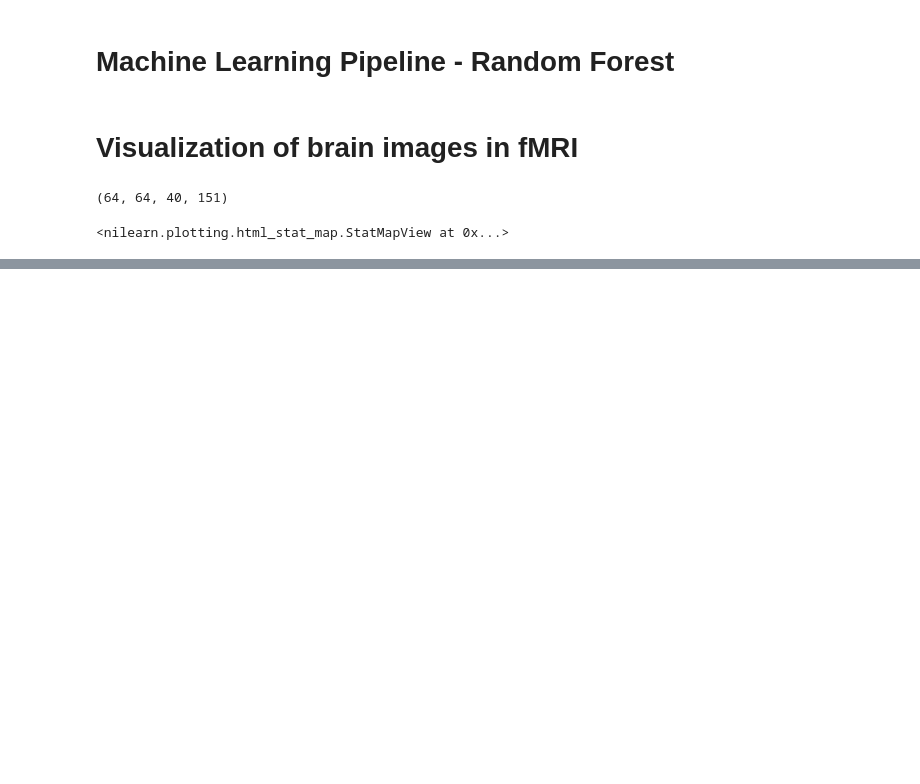
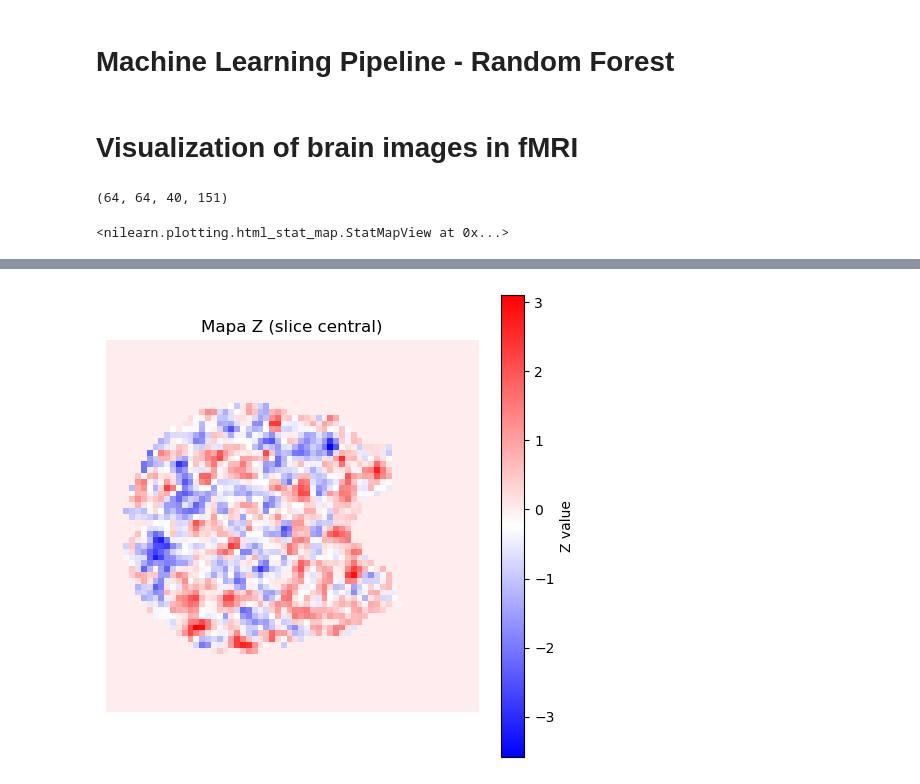
Before and after one commit to antoniaolgui/simon-ml-project, a Jupyter notebook: 1_simon_ml.ipynb, the cells around one changed output, grey strips where cells are left out. Drawn from its saved outputs; the diff is of its cells as text; code cells hidden in the pictures; blank space fills up the shorter version.

Commit message:
GLM primer nivel
agregue un poco sobre el GLM de primer nivel con un loop para los 21 sujetos

```diff
--- a/1_simon_ml.ipynb
+++ b/1_simon_ml.ipynb
@@ -415,0 +556,24 @@ plotting.view_img(mean_img, threshold=None)
+# %%
+#SLICE CENTRAL DE 1 SUJETO PARA VISUALIZAR
+#mapa Z es la diferencia entre ambas condiciónes congruente e incongruente, pero se puede hacer uno para cada condicion por sujeto
+
+import numpy as np
+import matplotlib.pyplot as plt
+from nilearn import image
+
+# carga un mapa Z de un sujeto
+z_map = image.load_img("first_level_results/sub-01_zmap_incongruent_vs_congruent.nii.gz")
+
+data = z_map.get_fdata()   # esto es un array 3D
+
+# elegir un corte (slice)
+slice_idx = data.shape[2] // 2  # corte sagital/axial central
+
+plt.figure(figsize=(6, 6))
+plt.imshow(data[:, :, slice_idx], cmap='bwr', origin='lower')
+plt.colorbar(label="Z value")
+plt.title("Mapa Z (slice central)")
+plt.axis("off")
+plt.show()
+# %% [output]
+[figure, added]
```
Also changed, not shown: parts of 4 cells of this notebook, 22 other files.
